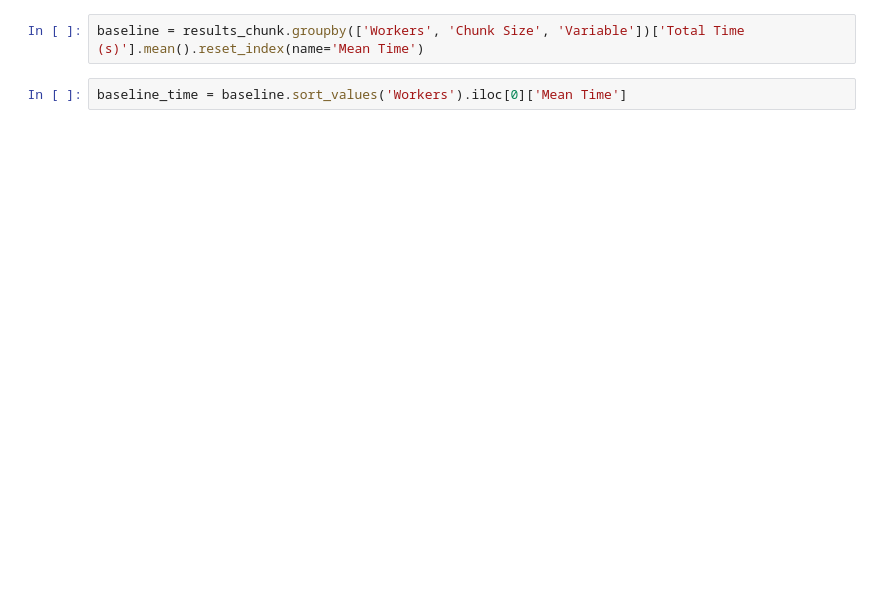
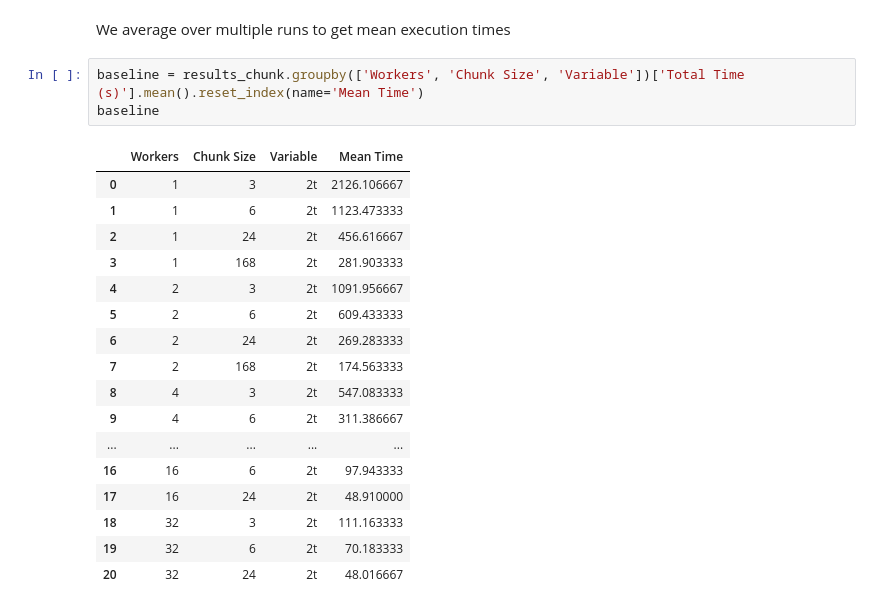
Before and after one commit to koldunovn/high_res_data_access, a Jupyter notebook: aqua-scripts/simple_reader/plots_4months.ipynb, the cells around one changed output. Saved outputs shown, nothing was run; the diff lists cells and outputs as text; blank space fills up the shorter version.

```diff
--- a/aqua-scripts/simple_reader/plots_4months.ipynb
+++ b/aqua-scripts/simple_reader/plots_4months.ipynb
@@ -59,5 +67,24 @@ results_chunk
+# %% [markdown]
+We average over multiple runs to get mean execution times
 # %%
 baseline = results_chunk.groupby(['Workers', 'Chunk Size', 'Variable'])['Total Time (s)'].mean().reset_index(name='Mean Time')
+baseline
+# %% [output]
+|  | Workers | Chunk Size | Variable | Mean Time |
+| 0 | 1 | 3 | 2t | 2126.106667 |
+| 1 | 1 | 6 | 2t | 1123.473333 |
+| 2 | 1 | 24 | 2t | 456.616667 |
+| 3 | 1 | 168 | 2t | 281.903333 |
+| 4 | 2 | 3 | 2t | 1091.956667 |
+| 5 | 2 | 6 | 2t | 609.433333 |
+| 6 | 2 | 24 | 2t | 269.283333 |
+| 7 | 2 | 168 | 2t | 174.563333 |
+| 8 | 4 | 3 | 2t | 547.083333 |
+| 9 | 4 | 6 | 2t | 311.386667 |
+| ... | ... | ... | ... | ... |
+| 16 | 16 | 6 | 2t | 97.943333 |
+| 17 | 16 | 24 | 2t | 48.910000 |
+| 18 | 32 | 3 | 2t | 111.163333 |
+| 19 | 32 | 6 | 2t | 70.183333 |
+| 20 | 32 | 24 | 2t | 48.016667 |
-# %%
-baseline_time = baseline.sort_values('Workers').iloc[0]['Mean Time']
 # %%
```
Also changed, not shown: parts of 8 cells of this notebook.
